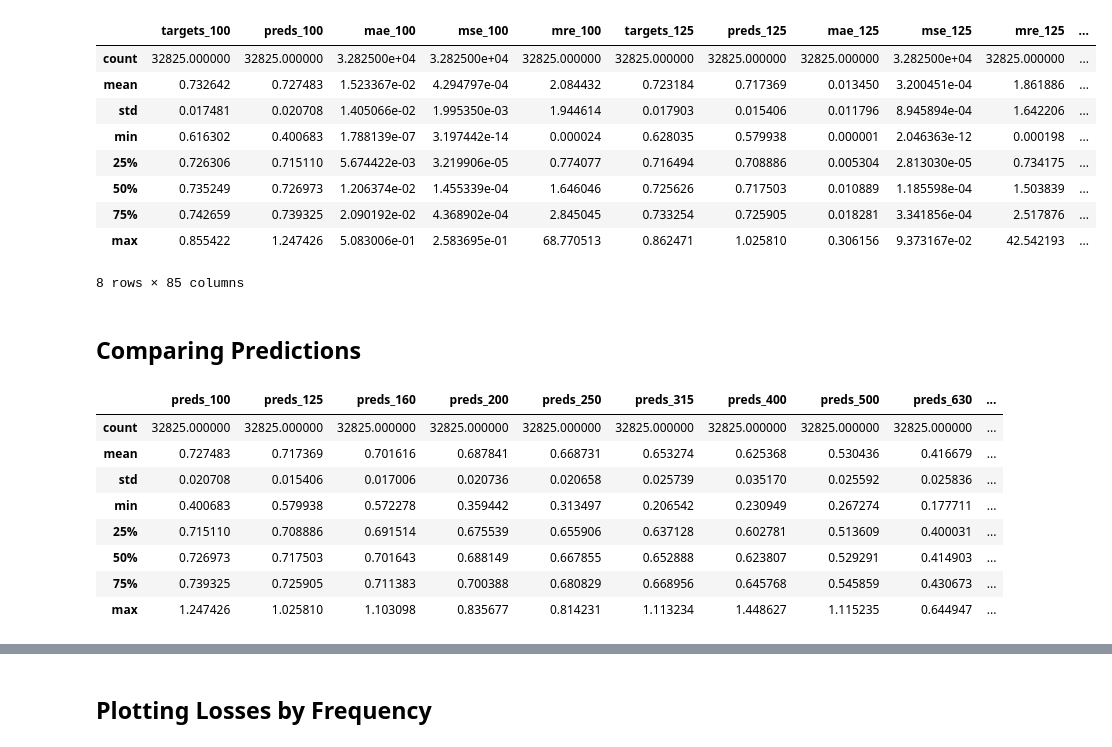
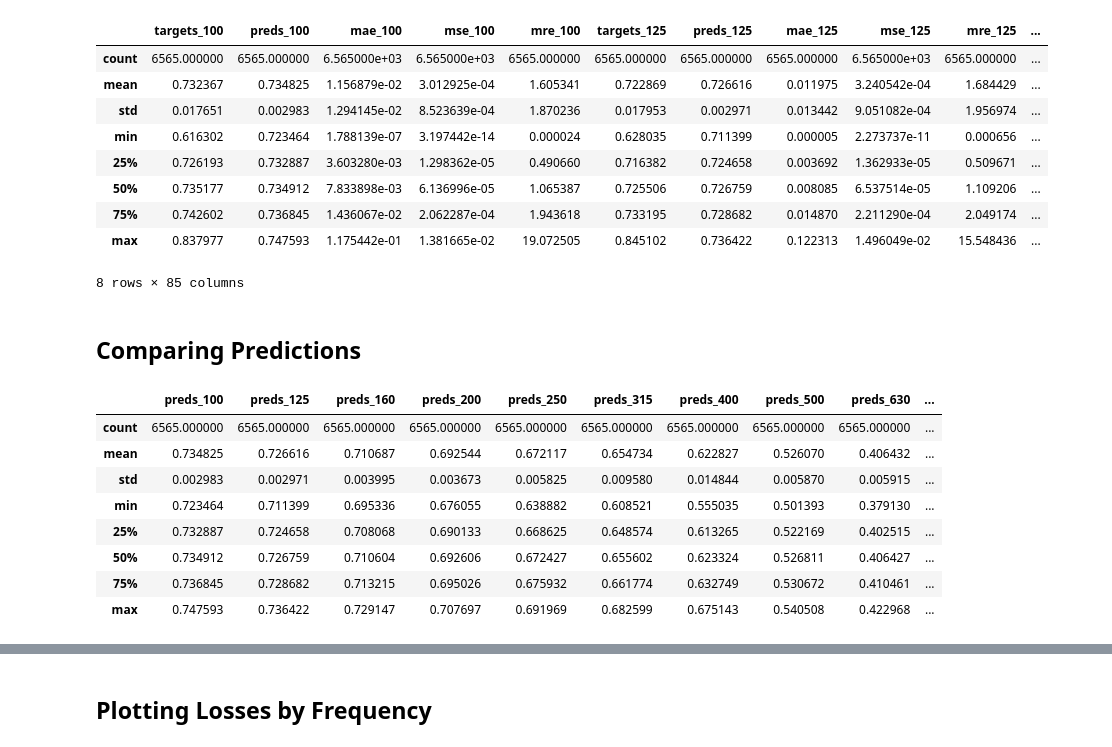
Before and after one commit to eboesch/AcousticDiffusers, a Jupyter notebook: plot_inference.ipynb, the cells around one changed output, grey strips where cells are left out. Saved outputs shown, nothing was run; the diff lists cells and outputs as text; code cells hidden in the pictures.

```diff
--- a/plot_inference.ipynb
+++ b/plot_inference.ipynb
@@ -5,20 +5,23 @@ import matplotlib.pyplot as plt
 # %%
 # df = pd.read_csv('logs/2025-07-24-09-58-47_inferences.csv')
 # df = pd.read_csv('logs/2025-07-24-11-06-21_inferences.csv')
 # df = pd.read_csv('logs/2025-07-24-11-27-59_inferences.csv')
-df = pd.read_csv('logs/2025-07-29-18-14-19_inferences.csv') # "fixed" model, tested on entire dataset
-df = pd.read_csv('logs/2025-07-29-18-18-94_inferences.csv') # "fixed" model, tested only on test dataset
+# df = pd.read_csv('logs/2025-07-29-18-14-19_inferences.csv') # "fixed" model, tested on entire dataset
+# df = pd.read_csv('logs/2025-07-29-18-18-04_inferences.csv') # "fixed" MSE model, tested only on test dataset
+# df = pd.read_csv('logs/2025-07-29-18-47-08_inferences.csv') # "fixed" MAE model, tested only on test dataset
+# df = pd.read_csv('logs/2025-07-30-09-45-43_inferences.csv') # "fixed" MRE model, tested only on test dataset
+df = pd.read_csv('logs/2025-07-31-13-46-06_inferences.csv') # "fixed" MAE model, normalized targets, tested only on test dataset
 df.describe()
 # %% [output]
 |  | targets_100 | preds_100 | mae_100 | mse_100 | mre_100 | targets_125 | preds_125 | mae_125 | mse_125 | mre_125 | ... |
-| count | 32825.000000 | 32825.000000 | 3.282500e+04 | 3.282500e+04 | 32825.000000 | 32825.000000 | 32825.000000 | 32825.000000 | 3.282500e+04 | 32825.000000 | ... |
-| mean | 0.732642 | 0.727483 | 1.523367e-02 | 4.294797e-04 | 2.084432 | 0.723184 | 0.717369 | 0.013450 | 3.200451e-04 | 1.861886 | ... |
-| std | 0.017481 | 0.020708 | 1.405066e-02 | 1.995350e-03 | 1.944614 | 0.017903 | 0.015406 | 0.011796 | 8.945894e-04 | 1.642206 | ... |
-| min | 0.616302 | 0.400683 | 1.788139e-07 | 3.197442e-14 | 0.000024 | 0.628035 | 0.579938 | 0.000001 | 2.046363e-12 | 0.000198 | ... |
-| 25% | 0.726306 | 0.715110 | 5.674422e-03 | 3.219906e-05 | 0.774077 | 0.716494 | 0.708886 | 0.005304 | 2.813030e-05 | 0.734175 | ... |
-| 50% | 0.735249 | 0.726973 | 1.206374e-02 | 1.455339e-04 | 1.646046 | 0.725626 | 0.717503 | 0.010889 | 1.185598e-04 | 1.503839 | ... |
-| 75% | 0.742659 | 0.739325 | 2.090192e-02 | 4.368902e-04 | 2.845045 | 0.733254 | 0.725905 | 0.018281 | 3.341856e-04 | 2.517876 | ... |
-| max | 0.855422 | 1.247426 | 5.083006e-01 | 2.583695e-01 | 68.770513 | 0.862471 | 1.025810 | 0.306156 | 9.373167e-02 | 42.542193 | ... |
+| count | 6565.000000 | 6565.000000 | 6.565000e+03 | 6.565000e+03 | 6565.000000 | 6565.000000 | 6565.000000 | 6565.000000 | 6.565000e+03 | 6565.000000 | ... |
+| mean | 0.732367 | 0.734825 | 1.156879e-02 | 3.012925e-04 | 1.605341 | 0.722869 | 0.726616 | 0.011975 | 3.240542e-04 | 1.684429 | ... |
+| std | 0.017651 | 0.002983 | 1.294145e-02 | 8.523639e-04 | 1.870236 | 0.017953 | 0.002971 | 0.013442 | 9.051082e-04 | 1.956974 | ... |
+| min | 0.616302 | 0.723464 | 1.788139e-07 | 3.197442e-14 | 0.000024 | 0.628035 | 0.711399 | 0.000005 | 2.273737e-11 | 0.000656 | ... |
+| 25% | 0.726193 | 0.732887 | 3.603280e-03 | 1.298362e-05 | 0.490660 | 0.716382 | 0.724658 | 0.003692 | 1.362933e-05 | 0.509671 | ... |
+| 50% | 0.735177 | 0.734912 | 7.833898e-03 | 6.136996e-05 | 1.065387 | 0.725506 | 0.726759 | 0.008085 | 6.537514e-05 | 1.109206 | ... |
+| 75% | 0.742602 | 0.736845 | 1.436067e-02 | 2.062287e-04 | 1.943618 | 0.733195 | 0.728682 | 0.014870 | 2.211290e-04 | 2.049174 | ... |
+| max | 0.837977 | 0.747593 | 1.175442e-01 | 1.381665e-02 | 19.072505 | 0.845102 | 0.736422 | 0.122313 | 1.496049e-02 | 15.548436 | ... |
 8 rows × 85 columns
 # %%
 frequencies = [100,125,160,200,250,315,400,500,630,800,1000,1250,1600,2000,2500,3150,4000]
@@ -31,14 +34,14 @@ pred = df[[f'preds_{freq}' for freq in frequencies]]
 pred.describe()
 # %% [output]
 |  | preds_100 | preds_125 | preds_160 | preds_200 | preds_250 | preds_315 | preds_400 | preds_500 | preds_630 | ... |
-| count | 32825.000000 | 32825.000000 | 32825.000000 | 32825.000000 | 32825.000000 | 32825.000000 | 32825.000000 | 32825.000000 | 32825.000000 | ... |
-| mean | 0.727483 | 0.717369 | 0.701616 | 0.687841 | 0.668731 | 0.653274 | 0.625368 | 0.530436 | 0.416679 | ... |
-| std | 0.020708 | 0.015406 | 0.017006 | 0.020736 | 0.020658 | 0.025739 | 0.035170 | 0.025592 | 0.025836 | ... |
-| min | 0.400683 | 0.579938 | 0.572278 | 0.359442 | 0.313497 | 0.206542 | 0.230949 | 0.267274 | 0.177711 | ... |
-| 25% | 0.715110 | 0.708886 | 0.691514 | 0.675539 | 0.655906 | 0.637128 | 0.602781 | 0.513609 | 0.400031 | ... |
-| 50% | 0.726973 | 0.717503 | 0.701643 | 0.688149 | 0.667855 | 0.652888 | 0.623807 | 0.529291 | 0.414903 | ... |
-| 75% | 0.739325 | 0.725905 | 0.711383 | 0.700388 | 0.680829 | 0.668956 | 0.645768 | 0.545859 | 0.430673 | ... |
-| max | 1.247426 | 1.025810 | 1.103098 | 0.835677 | 0.814231 | 1.113234 | 1.448627 | 1.115235 | 0.644947 | ... |
+| count | 6565.000000 | 6565.000000 | 6565.000000 | 6565.000000 | 6565.000000 | 6565.000000 | 6565.000000 | 6565.000000 | 6565.000000 | ... |
+| mean | 0.734825 | 0.726616 | 0.710687 | 0.692544 | 0.672117 | 0.654734 | 0.622827 | 0.526070 | 0.406432 | ... |
+| std | 0.002983 | 0.002971 | 0.003995 | 0.003673 | 0.005825 | 0.009580 | 0.014844 | 0.005870 | 0.005915 | ... |
+| min | 0.723464 | 0.711399 | 0.695336 | 0.676055 | 0.638882 | 0.608521 | 0.555035 | 0.501393 | 0.379130 | ... |
+| 25% | 0.732887 | 0.724658 | 0.708068 | 0.690133 | 0.668625 | 0.648574 | 0.613265 | 0.522169 | 0.402515 | ... |
+| 50% | 0.734912 | 0.726759 | 0.710604 | 0.692606 | 0.672427 | 0.655602 | 0.623324 | 0.526811 | 0.406427 | ... |
+| 75% | 0.736845 | 0.728682 | 0.713215 | 0.695026 | 0.675932 | 0.661774 | 0.632749 | 0.530672 | 0.410461 | ... |
+| max | 0.747593 | 0.736422 | 0.729147 | 0.707697 | 0.691969 | 0.682599 | 0.675143 | 0.540508 | 0.422968 | ... |
 # %%
 for freq in frequencies:
     print(f"Number of unique values for frequency {freq}: {pred[f'preds_{freq}'].nunique()}")
```
Also changed, not shown: parts of 3 cells of this notebook, 4 other files.
